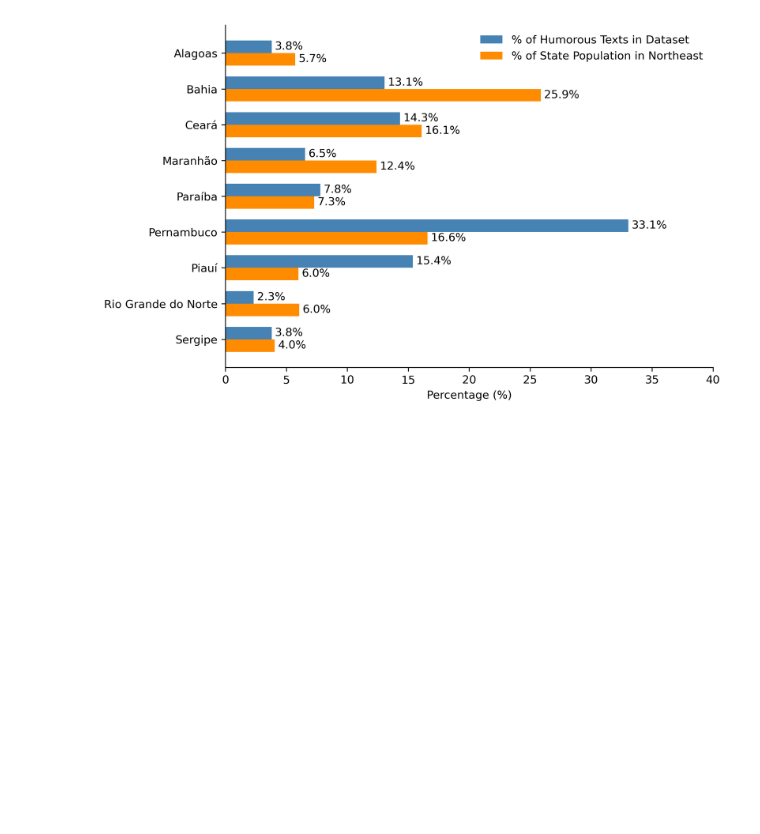
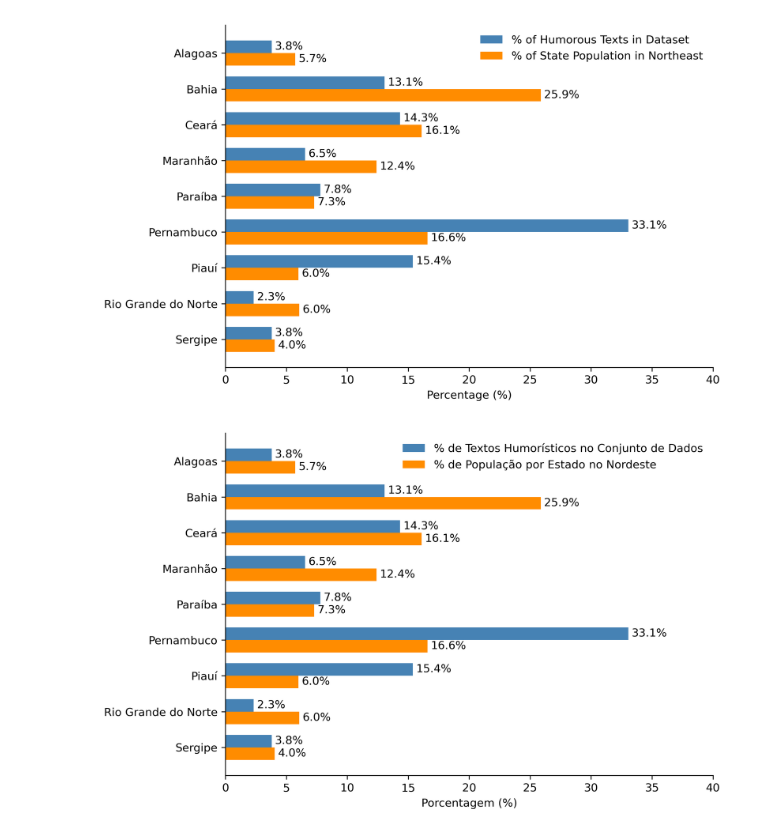
Before and after one commit to llm-pt-ibm/brazilian_northeast_humor_dataset, a Jupyter notebook: data_exploration.ipynb, the cells around one changed output. Drawn from its saved outputs; the diff is of its cells as text; code cells hidden in the pictures; blank space fills up the shorter version.

Commit message:
update exploração dos estados nordestinos

```diff
--- a/data_exploration.ipynb
+++ b/data_exploration.ipynb
@@ -344,3 +341,69 @@ plt.tight_layout()
 plt.show()
 # %% [output]
 [figure]
+# %%
+geo_br_northeast_dist = {
+    "Bahia": 14136417,
+    "Pernambuco": 9058155,
+    "Ceará": 8791688,
+    "Maranhão": 6775805,
+    "Paraíba": 3974687,
+    "Rio Grande do Norte": 3302729,
+    "Alagoas": 3127683,
+    "Piauí": 3271199,
+    "Sergipe": 2209558
+}
+
+total_population = sum(geo_br_northeast_dist.values())
+text_counts = df['brazilian_state'].value_counts()
+total_texts = text_counts.sum()
+
+comparison_df = pd.DataFrame({
+    'text_count': text_counts,
+    'text_percentage': text_counts / total_texts * 100,
+    'population': pd.Series(geo_br_northeast_dist)
+})
+
+comparison_df['population_percentage'] = comparison_df['population'] / total_population * 100
+comparison_df = comparison_df.sort_index()
+
+states = comparison_df.index.tolist()
+text_percentages = comparison_df['text_percentage'].values
+population_percentages = comparison_df['population_percentage'].values
+
+y = np.arange(len(states))
+height = 0.35
+
+fig, ax = plt.subplots(figsize=(8,5), dpi = 300)
+ax.spines['top'].set_visible(False)
+ax.spines['right'].set_visible(False)
+
+bars1 = ax.barh(y - height/2, text_percentages, height, label='% de Textos Humorísticos no Conjunto de Dados', color='steelblue')
+bars2 = ax.barh(y + height/2, population_percentages, height, label='% de População por Estado no Nordeste', color='darkorange')
+
+ax.set_xlabel('Porcentagem (%)')
+ax.set_yticks(y)
+ax.set_yticklabels(states)
+ax.invert_yaxis()
+ax.legend(
+    loc='upper right',
+    frameon=False,
+)
+
+def add_labels(bars):
+    for bar in bars:
+        width = bar.get_width()
+        ax.annotate(f'{width:.1f}%',
+                    xy=(width, bar.get_y() + bar.get_height() / 2),
+                    xytext=(3, 0),
+                    textcoords="offset points",
+                    ha='left', va='center')
+
+add_labels(bars1)
+add_labels(bars2)
+
+ax.set_xlim(0, 40)
+plt.tight_layout()
+plt.show()
+# %% [output]
+[figure, added]
```
Also changed, not shown: parts of 1 cell of this notebook.
